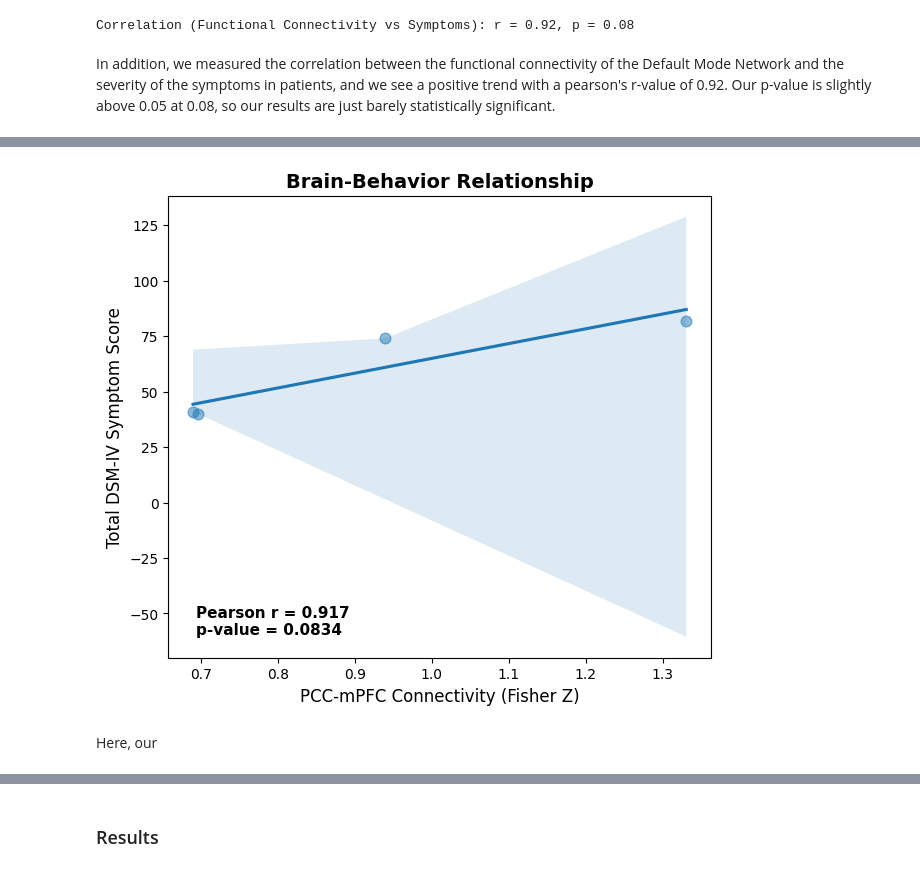
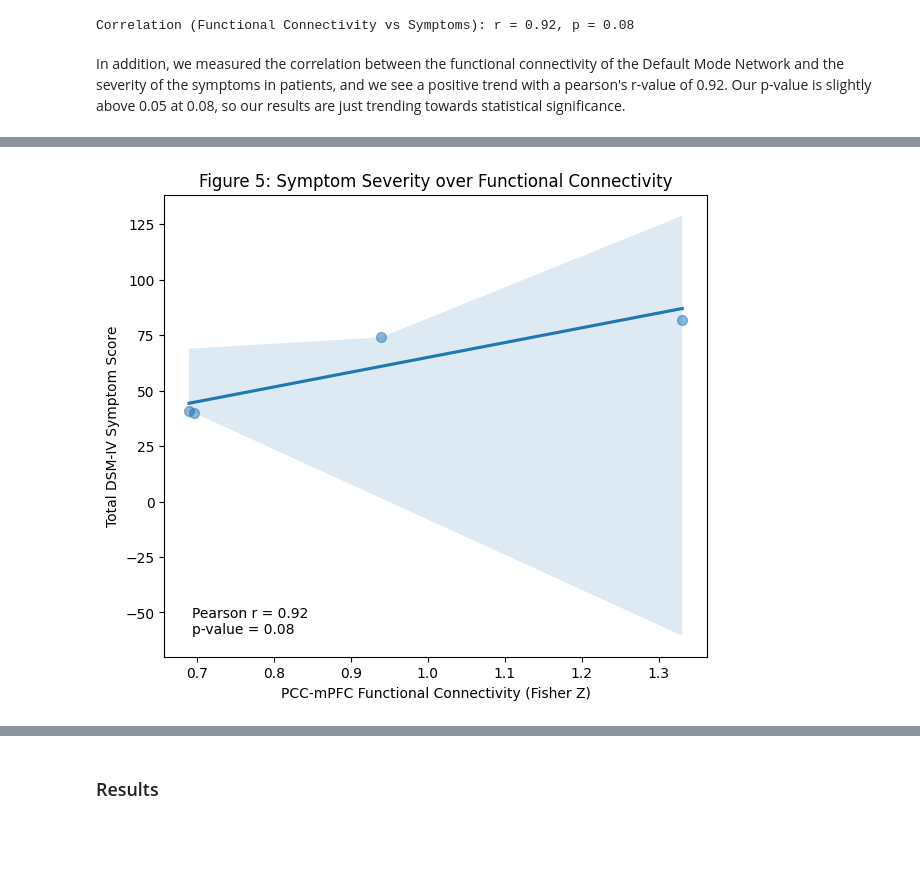
Before and after one commit to brandonmelendezrodr/bipn_finalproject, a Jupyter notebook: final_project_draft1.ipynb, the cells around one changed output, grey strips where cells are left out. Saved outputs shown, nothing was run; the diff lists cells and outputs as text; code cells hidden in the pictures; blank space fills up the shorter version.

```diff
--- a/final_project_draft1.ipynb
+++ b/final_project_draft1.ipynb
@@ -93,6 +102,7 @@ samples_df.head()
 | 3 | 4440 | 18 | 2273 | CX | LGd | dorsal lateral geniculate nucleus... | 41473 | ... |
 | 4 | 4266 | 17 | 2785 | CX | CA4 | CA4 field, right | 41142 | ... |
 # %%
+# Phenotype dataset is part of the adhd_200 dataset that includes phenotypic data of the patients
 pheno_df = pd.DataFrame(adhd_data.phenotypic)
 # assigns subject as adhd or control
 pheno_df['Group'] = pheno_df['adhd'].apply(
@@ -103,3 +113,7 @@ pheno_df.columns
 pheno_df['dsm_iv_h_i'].value_counts()
 pheno_df['dsm_iv_inatt'].value_counts()
 pheno_df['dsm_iv_tot'].value_counts()
+
+pheno_df['calculated_symptom_score'] = pheno_df['dsm_iv_tot'].fillna(
+    pheno_df[['dsm_iv_inatt', 'dsm_iv_h_i']].sum(axis=1, min_count=1)
+)
@@ -113,11 +122,4 @@ Name: count, dtype: int64
 # %%
-# Internet-Assisted
-# MNI coordinates are standardized coordinates for 3D neuroimaging
-# the MNI coordinates for PCC is 0, -53, 26 and for mPFC is 0, 51, -6
-
-pcc_coords  = (0, -53, 26)   # Posterior Cingulate Cortex
-mpfc_coords = (0,  51,  -6)  # Medial Prefrontal Cortex
-
 # Gemini-Assisted method, helps look at the brain at a specific area using the MNI coordinates
 masker = NiftiSpheresMasker(
     seeds=[pcc_coords, mpfc_coords],
@@ -130,15 +132,6 @@ masker = NiftiSpheresMasker(
 )
 
 connectivity_records = []
-print('Extracting BOLD signals and computing PCC-mPFC connectivity...')
-
-
-
-
-pheno_df['Calculated_Symptom_Score'] = pheno_df['dsm_iv_tot'].fillna(
-    pheno_df[['dsm_iv_inatt', 'dsm_iv_h_i']].sum(axis=1, min_count=1)
-)
-
 for i in range( len(pheno_df)):
     func_file  = adhd_data.func[i]
     row        = pheno_df.iloc[i]
@@ -152,7 +145,7 @@ for i in range( len(pheno_df)):
     r_val, _ = pearsonr(pcc_signal, mpfc_signal)
     z_val    = np.arctanh(np.clip(r_val, -0.999, 0.999))
 
-    symptom_score = row.get('Calculated_Symptom_Score', np.nan)
+    symptom_score = row.get('calculated_symptom_score', np.nan)
     connectivity_records.append({
         'Subject':        row['Subject'],
         'Group':          row['Group'],
@@ -286,21 +311,22 @@ print(f'Correlation (Functional Connectivity vs Symptoms): r = {r_stat:.2f}, p =
 # %% [output]
 Correlation (Functional Connectivity vs Symptoms): r = 0.92, p = 0.08
 # %% [markdown]
-In addition, we measured the correlation between the functional connectivity of the Default Mode Network and the severity of the symptoms in patients, and we see a positive trend with a pearson's r-value of 0.92. Our p-value is slightly above 0.05 at 0.08, so our results are just barely statistically significant.
+In addition, we measured the correlation between the functional connectivity of the Default Mode Network and the severity of the symptoms in patients, and we see a positive trend with a pearson's r-value of 0.92. Our p-value is slightly above 0.05 at 0.08, so our results are just trending towards statistical significance.
 # %%
+# Figure 5
 plt.figure(figsize=(7, 6))
 print(results_df)
 
 sns.regplot(x='Connectivity_Z', y='Symptom_Score', data=results_df,
-            scatter_kws={'alpha':0.5, 's':60})
+            scatter_kws={'alpha':0.5, 's':50})
 
-plt.title('Brain-Behavior Relationship', fontsize=14, fontweight='bold')
-plt.xlabel('PCC-mPFC Connectivity (Fisher Z)', fontsize=12)
-plt.ylabel('Total DSM-IV Symptom Score', fontsize=12)
-plt.text(0.05, 0.05, f'Pearson r = {r_stat:.3f}\np-value = {p_val_corr:.4f}',
-          transform=plt.gca().transAxes, fontsize=11, fontweight='bold',
+plt.title('Figure 5: Symptom Severity over Functional Connectivity')
+plt.xlabel('PCC-mPFC Functional Connectivity (Fisher Z)')
+plt.ylabel('Total DSM-IV Symptom Score')
+plt.text(0.05, 0.05, f'Pearson r = {r_stat:.2f}\np-value = {p_val_corr:.2f}',
+          transform=plt.gca().transAxes,
 )
-plt.savefig('brain_behavior_relationship.png', dpi=300, bbox_inches='tight')
+print(len(results_df))
 plt.show()
 # %% [output]
     Subject    Group  Symptom_Score  Connectivity_Z
@@ -323,3 +349 @@ plt.show()
-[figure, old version]
+[figure, new version]
-# %% [markdown]
-Here, our
```
Also changed, not shown: parts of 29 cells of this notebook.
